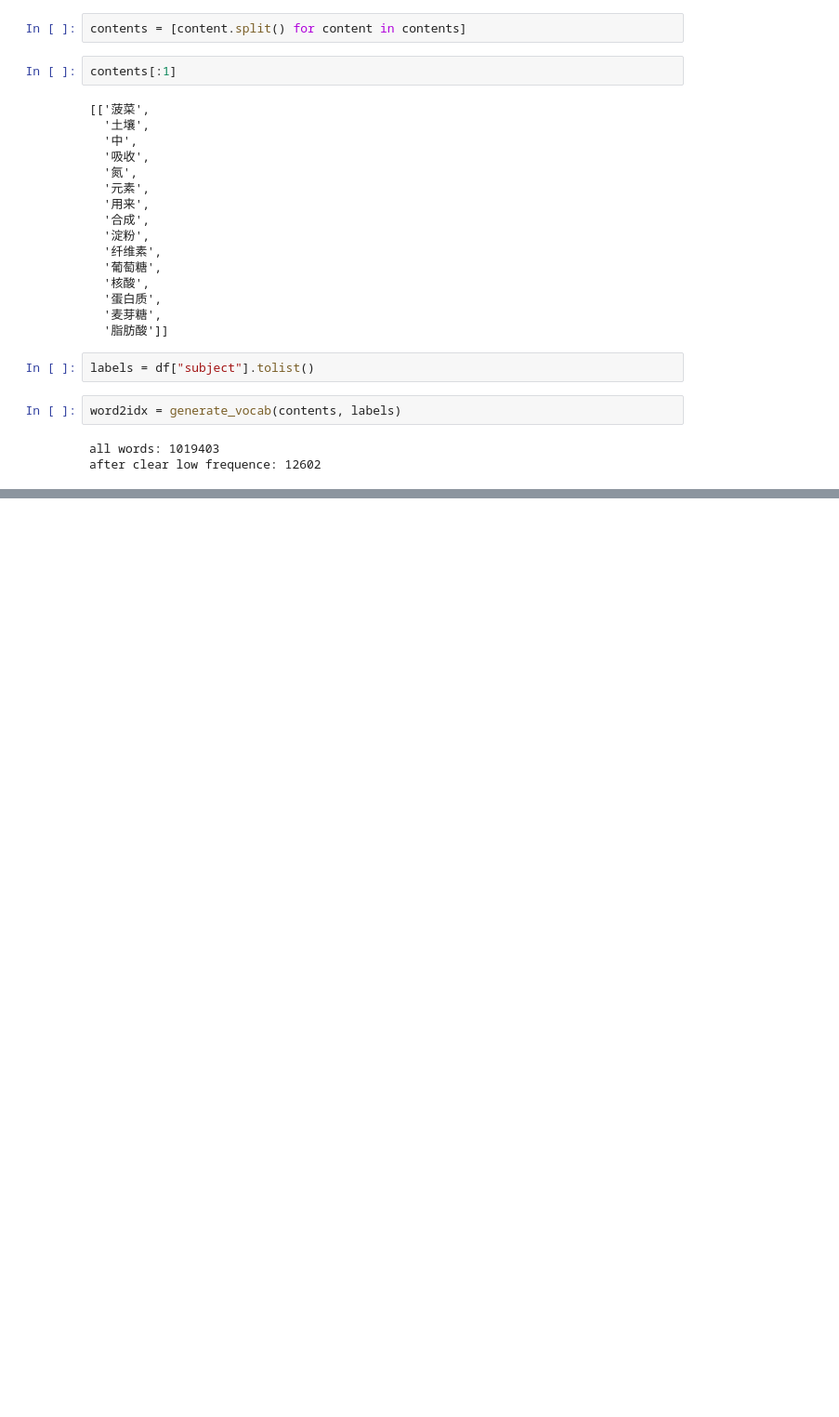
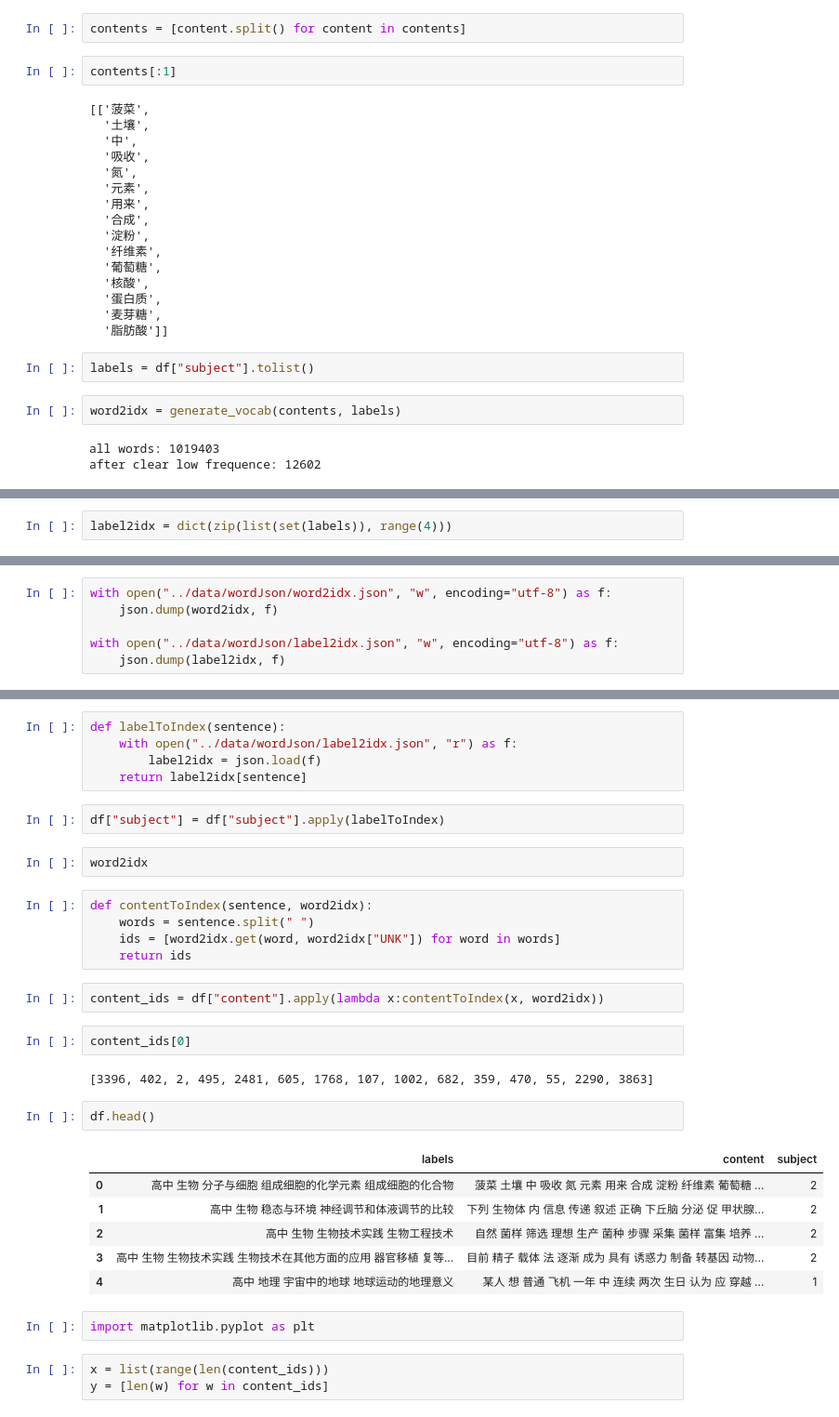
Before and after one commit to Crisescode/text-classification, a Jupyter notebook: textCNN/textCNN_chinese.ipynb, the cells around one changed output, grey strips where cells are left out. Shown at 93% size. Drawn from its saved outputs; the diff is of its cells as text; blank space fills up the shorter version.

```diff
--- a/textCNN/textCNN_chinese.ipynb
+++ b/textCNN/textCNN_chinese.ipynb
@@ -178 +207,3 @@ word2idx
  ...}
+# %%
+label2idx = dict(zip(list(set(labels)), range(4)))
@@ -178,0 +214,6 @@ word2idx
+# %%
+with open("../data/wordJson/word2idx.json", "w", encoding="utf-8") as f:
+    json.dump(word2idx, f)
+
+with open("../data/wordJson/label2idx.json", "w", encoding="utf-8") as f:
+    json.dump(label2idx, f)
@@ -178,0 +231,34 @@ word2idx
+# %%
+def labelToIndex(sentence):
+    with open("../data/wordJson/label2idx.json", "r") as f:
+        label2idx = json.load(f)
+    return label2idx[sentence]
+# %%
+df["subject"] = df["subject"].apply(labelToIndex)
+# %%
+word2idx
+# %%
+def contentToIndex(sentence, word2idx):
+    words = sentence.split(" ")
+    ids = [word2idx.get(word, word2idx["UNK"]) for word in words]
+    return ids
+# %%
+content_ids = df["content"].apply(lambda x:contentToIndex(x, word2idx))
+# %%
+content_ids[0]
+# %% [output]
+[3396, 402, 2, 495, 2481, 605, 1768, 107, 1002, 682, 359, 470, 55, 2290, 3863]
+# %%
+df.head()
+# %% [output]
+|  | labels | content | subject |
+| 0 | 高中 生物 分子与细胞 组成细胞的化学元素 组成细胞的化合物 | 菠菜 土壤 中 吸收 氮 元素 用来 合成 淀粉 纤维素 葡萄糖 ... | 2 |
+| 1 | 高中 生物 稳态与环境 神经调节和体液调节的比较 | 下列 生物体 内 信息 传递 叙述 正确 下丘脑 分泌 促 甲状腺... | 2 |
+| 2 | 高中 生物 生物技术实践 生物工程技术 | 自然 菌样 筛选 理想 生产 菌种 步骤 采集 菌样 富集 培养 ... | 2 |
+| 3 | 高中 生物 生物技术实践 生物技术在其他方面的应用 器官移植 复等... | 目前 精子 载体 法 逐渐 成为 具有 诱惑力 制备 转基因 动物... | 2 |
+| 4 | 高中 地理 宇宙中的地球 地球运动的地理意义 | 某人 想 普通 飞机 一年 中 连续 两次 生日 认为 应 穿越 ... | 1 |
+# %%
+import matplotlib.pyplot as plt
+# %%
+x = list(range(len(content_ids)))
+y = [len(w) for w in content_ids]
```
Also changed, not shown: parts of 24 cells of this notebook.
